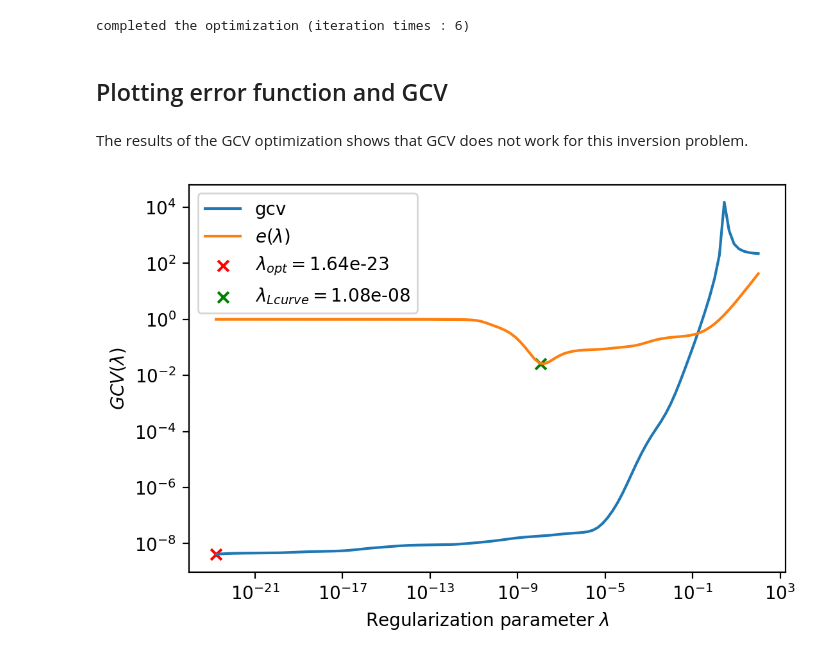
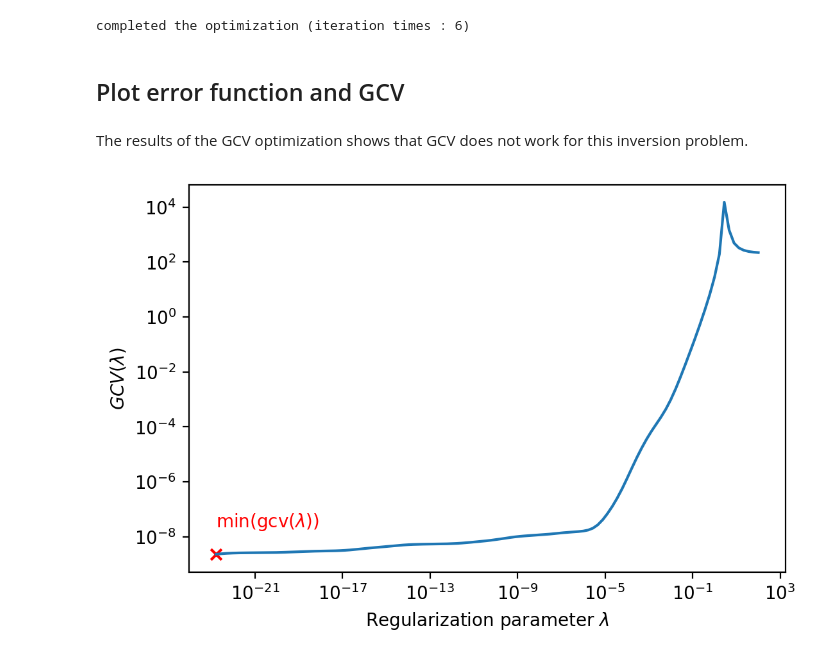
Before and after one commit to munechika-koyo/cherab_phix, a Jupyter notebook: docs/notebooks/inversion/L_curve.ipynb, the cells around one changed output. Cells and saved outputs as stored; diff of their text form; code cells hidden in the pictures.

```diff
--- a/docs/notebooks/inversion/L_curve.ipynb
+++ b/docs/notebooks/inversion/L_curve.ipynb
@@ -288,21 +306,16 @@ gcv.optimize(6)
 # %% [output]
 completed the optimization (iteration times : 6)
 # %% [markdown]
-Plotting error function and GCV
+Plot error function and GCV
 ---
 # %% [markdown]
 The results of the GCV optimization shows that GCV does not work for this inversion problem.
-# %%
-error_gcv = np.asarray([error(gcv.inverted_solution(beta), x_t) for beta in gcv.lambdas])
-
-fig, ax = gcv.plot_gcv()
-ax.loglog(gcv.lambdas, error_gcv, "C1");
-opt = ax.scatter(lcurv.lambda_opt, error_opt, marker="x", color="g")
-ax.legend(["gcv",
-           "$e(\lambda)$",
-           "$\lambda_{} = ${:.2e}".format("{opt}", gcv.lambda_opt),
-           "$\lambda_{} = ${:.2e}".format("{Lcurve}", lcurv.lambda_opt)
-          ]
-         );
-# %% [output]
-[figure, removed]
+# %%
+fig, ax = gcv.plot_gcv()
+
+gcvs = [gcv.gcv(beta) for beta in gcv.lambdas]
+
+# anotate minimum GCV value point
+ax.text(gcv.lambdas[0], gcv.gcv(gcv.lambdas[0]) * 10, "min(gcv($\lambda$))", color="r");
+# %% [output]
+[figure, added]
```
Also changed, not shown: parts of 13 cells of this notebook, 3 other files.
